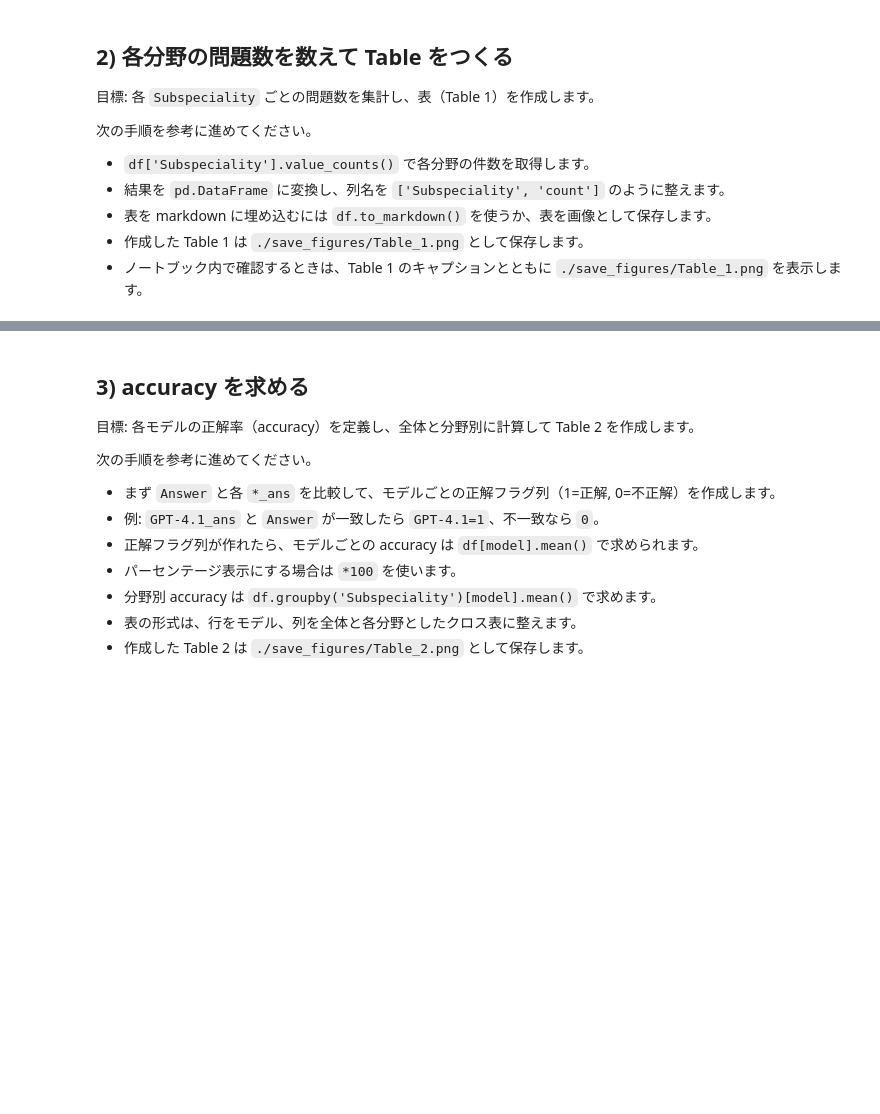
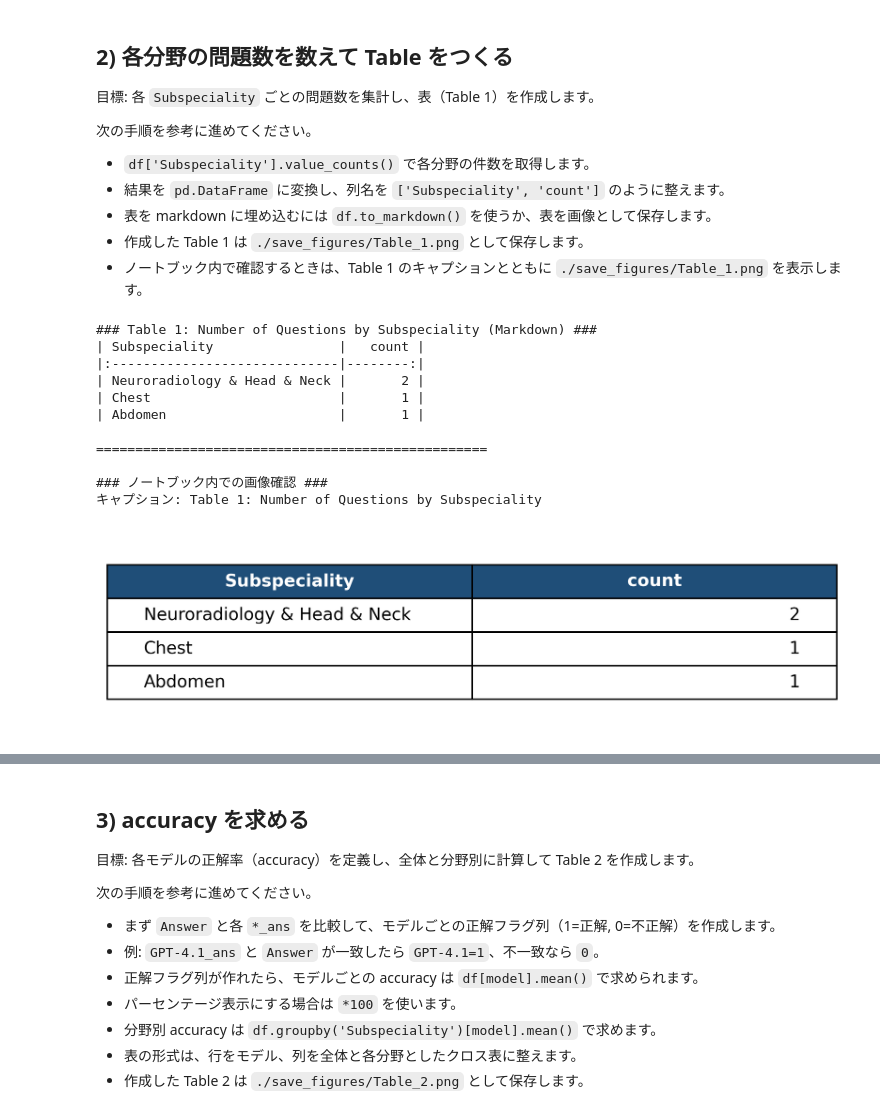
Before and after one commit to kouprix0507/To-do-list, a Jupyter notebook: notebooks/session02_materials_and_results.ipynb, the cells around one changed output, grey strips where cells are left out. Saved outputs shown, nothing was run; the diff lists cells and outputs as text; code cells hidden in the pictures; blank space fills up the shorter version.

```diff
--- a/notebooks/session02_materials_and_results.ipynb
+++ b/notebooks/session02_materials_and_results.ipynb
@@ -130,9 +130,78 @@ Gemini-1.5_ans    object
 - 作成した Table 1 は `./save_figures/Table_1.png` として保存します。
 - ノートブック内で確認するときは、Table 1 のキャプションとともに `./save_figures/Table_1.png` を表示します。
 # %%
-# TODO: Table 1（分野ごとの問題数）を作成して保存してください
-# ヒント: value_counts() -> DataFrame化 -> 列名を整える
-# ヒント: 表を画像として保存（保存先: ./save_figures/Table_1.png）
+import os
+import pandas as pd
+import matplotlib.pyplot as plt
+from IPython.display import Image, display
+
+# 0. 保存用ディレクトリの作成
+output_dir = "./save_figures"
+os.makedirs(output_dir, exist_ok=True)
+
+# 1. 各分野の件数を取得
+subspeciality_counts = df['Subspeciality'].value_counts()
+
+# 2. pd.DataFrame に変換し、列名を整える
+table_1 = subspeciality_counts.reset_index()
+table_1.columns = ['Subspeciality', 'count']
+
+# --- ノートブック上でMarkdownの表を確認する場合 ---
+print("### Table 1: Number of Questions by Subspeciality (Markdown) ###")
+print(table_1.to_markdown(index=False))
+print("\n" + "="*50 + "\n")
+
+# 3. 表を画像として保存する (./save_figures/Table_1.png)
+# データの行数に合わせて画像の高さを自動調整します
+fig, ax = plt.subplots(figsize=(7, len(table_1) * 0.4 + 1))
+ax.axis('tight')
+ax.axis('off')
+
+# matplotlibのtable機能を使って綺麗な表を描画
+table = ax.table(
+    cellText=table_1.values,
+    colLabels=table_1.columns,
+    cellLoc='left',
+    loc='center'
+)
+
+# 表の見た目のスタイリング（フォントサイズやヘッダーの色など）
+table.auto_set_font_size(False)
+table.set_fontsize(11)
+table.scale(1.2, 1.8)
+
+# ヘッダー行を太字・紺色背景・白文字にするスタイリング
+for (row, col), cell in table.get_celld().items():
+    if row == 0:
+        cell.set_text_props(weight='bold', color='white')
+        cell.set_facecolor('#1f4e78')  # 落ち着いた紺色
+    else:
+        # データのカウント列（2列目）は右寄せにする
+        if col == 1:
+            cell.set_text_props(ha='right')
+
+# 画像として保存
+image_path = os.path.join(output_dir, "Table_1.png")
+plt.savefig(image_path, bbox_inches='tight', dpi=300)
+plt.close()
+
+# 4. ノートブック内でキャプションとともに画像を表示
+print("### ノートブック内での画像確認 ###")
+print("キャプション: Table 1: Number of Questions by Subspeciality")
+display(Image(filename=image_path))
+# %% [output]
+### Table 1: Number of Questions by Subspeciality (Markdown) ###
+| Subspeciality                |   count |
+|:-----------------------------|--------:|
+| Neuroradiology & Head & Neck |       2 |
+| Chest                        |       1 |
+| Abdomen                      |       1 |
+
+==================================================
+
+### ノートブック内での画像確認 ###
+キャプション: Table 1: Number of Questions by Subspeciality
+[figure, added]
 # %% [markdown]
 ### Example: 質問数分布表の挿入例
 
```
Also changed, not shown: parts of 4 cells of this notebook.
